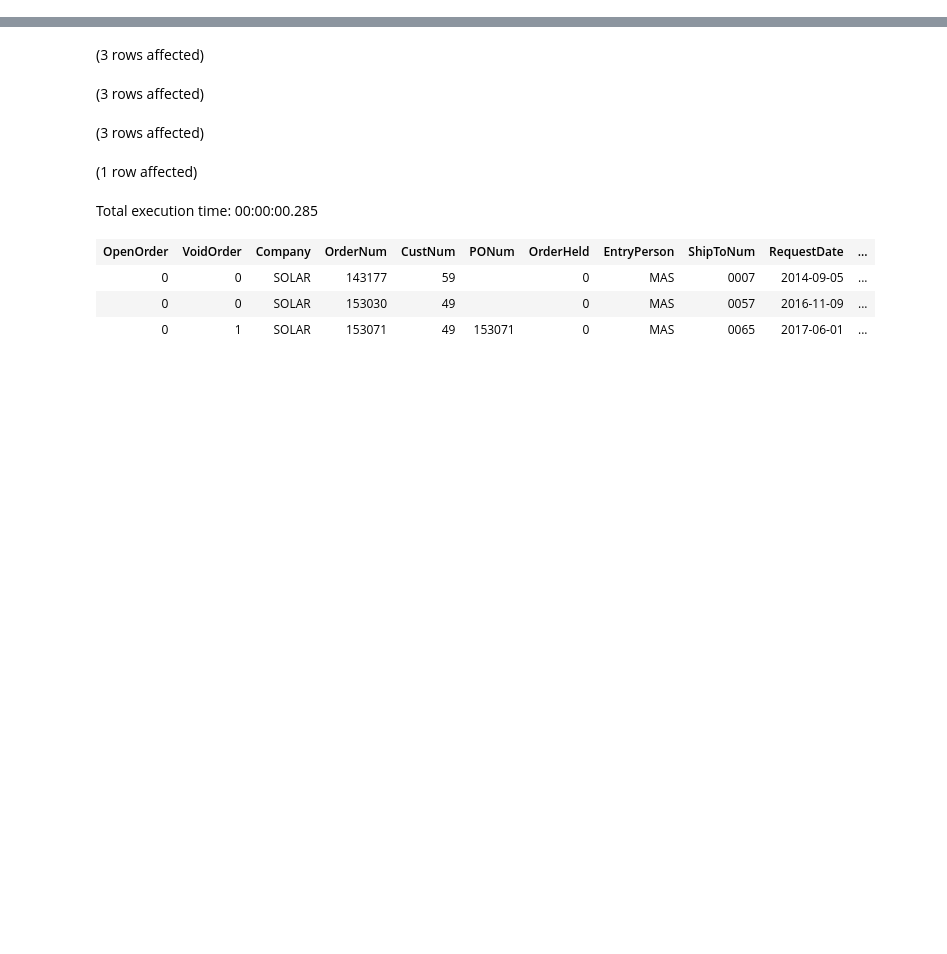
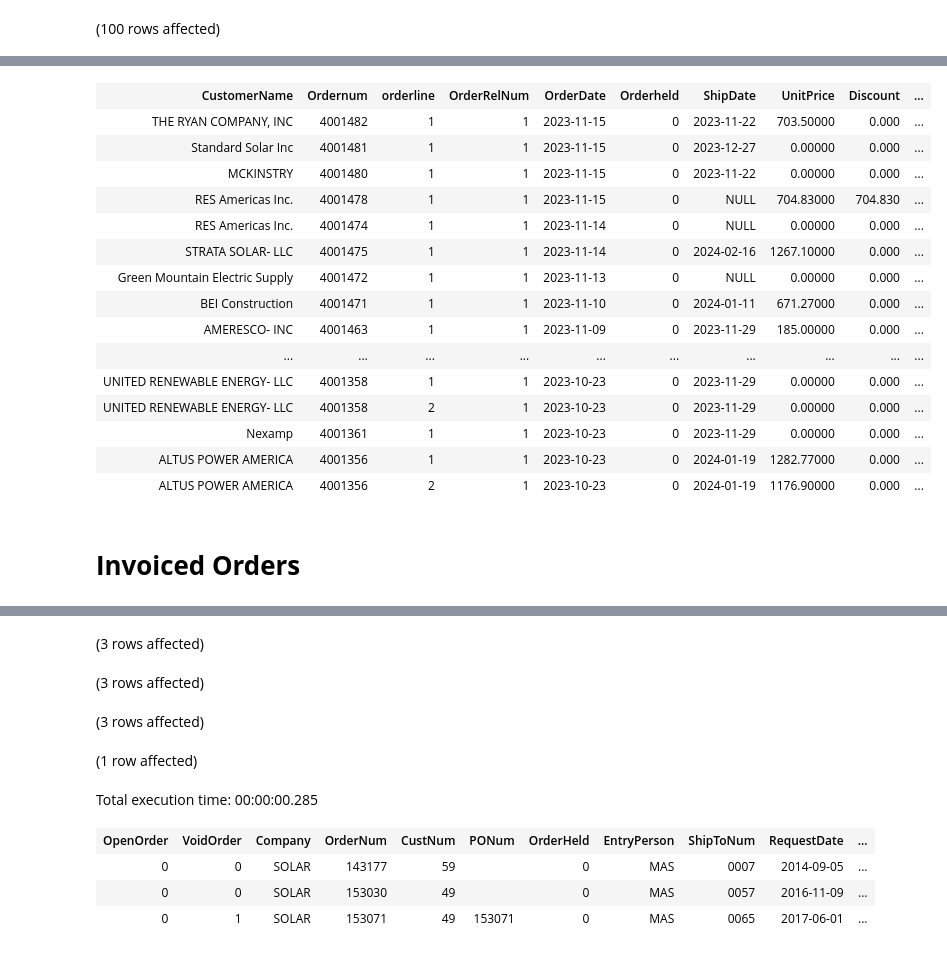
Before and after one commit to mdelisio/SQL-Scripts, a Jupyter notebook: Notebook-ebos order forecast.ipynb, the cells around one changed output, grey strips where cells are left out. Drawn from its saved outputs; the diff is of its cells as text; code cells hidden in the pictures; blank space fills up the shorter version.

```diff
--- a/Notebook-ebos order forecast.ipynb
+++ b/Notebook-ebos order forecast.ipynb
@@ -0,0 +5,40 @@
+# %%
+SELECT TOP (100)
+    c.Name as CustomerName,
+    oh.Ordernum,
+    orel.orderline,
+    orel.OrderRelNum,
+    oh.OrderDate,
+    oh.Orderheld,
+    orel.ReqDate as ShipDate,
+    od.UnitPrice,
+    od.Discount,
+    od.DocOrdBasedPrice,
+    orel.ourReqQty,
+    (od.DocOrdBasedPrice * orel.ourReqQty) as OrderReleaseSalePrice,
+    orel.NeedbyDate,
+    orel.OpenRelease,
+    orel.SellingJobShippedQty as JobShippedQuantity,
+    orel.SellingStockShippedQty as StockShippedQuanity,
+    (orel.SellingJobShippedQty + orel.SellingStockShippedQty) as ShippedQuantity,
+    ((orel.SellingJobShippedQty + orel.SellingStockShippedQty) * od.DocOrdBasedPrice) as ShippedShipped,
+    (orel.ourReqQty - orel.SellingJobShippedQty + orel.SellingStockShippedQty) as OpenQuantity,
+    ((orel.ourreqQty - orel.SellingJobShippedQty + orel.SellingStockShippedQty) * od.DocOrdBasedPrice) as OpenSellPrice,
+    od.ChangeDate
+FROM dbo.OrderRel orel
+LEFT JOIN dbo.Orderhed oh
+    on orel.Ordernum = oh.OrderNum
+        and orel.Company = oh.Company
+LEFT JOIN dbo.orderdtl od
+    on orel.Ordernum = od.OrderNum
+        and orel.OrderLine = od.OrderLine
+        and orel.Company = od.Company
+LEFT JOIN erp.customer c
+    on oh.custnum = c.CustNum
+        and oh.Company = c.Company
+WHERE 1=1
+AND oh.Company = 'Solar'
+AND oh.Division_c = 6
+Order by OrderDate desc
+# %% [output]
+(100 rows affected)
@@ -0,0 +46,18 @@
+| CustomerName | Ordernum | orderline | OrderRelNum | OrderDate | Orderheld | ShipDate | UnitPrice | Discount | ... |
+| THE RYAN COMPANY, INC | 4001482 | 1 | 1 | 2023-11-15 | 0 | 2023-11-22 | 703.50000 | 0.000 | ... |
+| Standard Solar Inc | 4001481 | 1 | 1 | 2023-11-15 | 0 | 2023-12-27 | 0.00000 | 0.000 | ... |
+| MCKINSTRY | 4001480 | 1 | 1 | 2023-11-15 | 0 | 2023-11-22 | 0.00000 | 0.000 | ... |
+| RES Americas Inc. | 4001478 | 1 | 1 | 2023-11-15 | 0 | NULL | 704.83000 | 704.830 | ... |
+| RES Americas Inc. | 4001474 | 1 | 1 | 2023-11-14 | 0 | NULL | 0.00000 | 0.000 | ... |
+| STRATA SOLAR- LLC | 4001475 | 1 | 1 | 2023-11-14 | 0 | 2024-02-16 | 1267.10000 | 0.000 | ... |
+| Green Mountain Electric Supply | 4001472 | 1 | 1 | 2023-11-13 | 0 | NULL | 0.00000 | 0.000 | ... |
+| BEI Construction | 4001471 | 1 | 1 | 2023-11-10 | 0 | 2024-01-11 | 671.27000 | 0.000 | ... |
+| AMERESCO- INC | 4001463 | 1 | 1 | 2023-11-09 | 0 | 2023-11-29 | 185.00000 | 0.000 | ... |
+| ... | ... | ... | ... | ... | ... | ... | ... | ... | ... |
+| UNITED RENEWABLE ENERGY- LLC | 4001358 | 1 | 1 | 2023-10-23 | 0 | 2023-11-29 | 0.00000 | 0.000 | ... |
+| UNITED RENEWABLE ENERGY- LLC | 4001358 | 2 | 1 | 2023-10-23 | 0 | 2023-11-29 | 0.00000 | 0.000 | ... |
+| Nexamp | 4001361 | 1 | 1 | 2023-10-23 | 0 | 2023-11-29 | 0.00000 | 0.000 | ... |
+| ALTUS POWER AMERICA | 4001356 | 1 | 1 | 2023-10-23 | 0 | 2024-01-19 | 1282.77000 | 0.000 | ... |
+| ALTUS POWER AMERICA | 4001356 | 2 | 1 | 2023-10-23 | 0 | 2024-01-19 | 1176.90000 | 0.000 | ... |
+# %% [markdown]
+# **Invoiced Orders**
```
Also changed, not shown: parts of 32 cells of this notebook, 1 other file.
